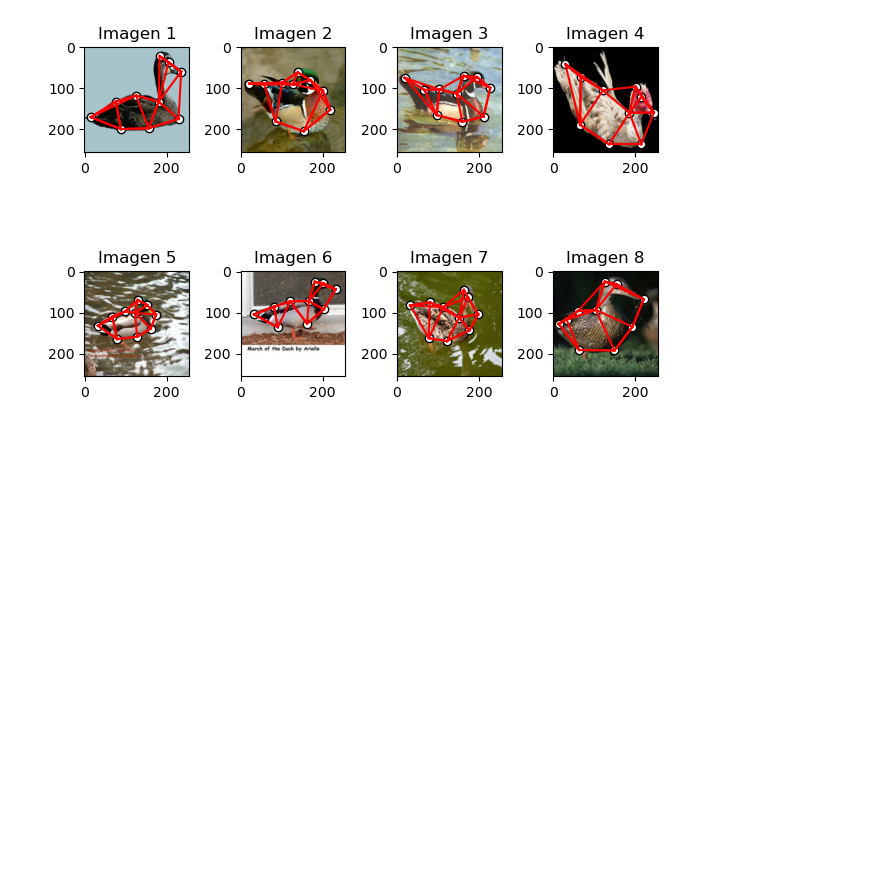
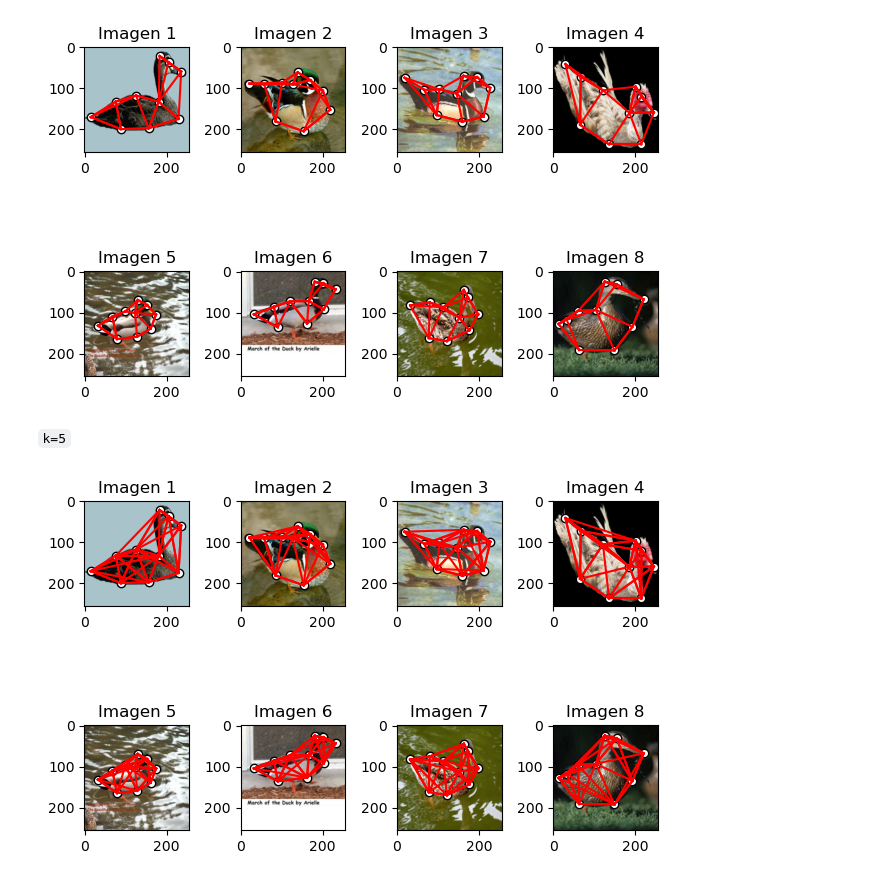
Before and after one commit to Alfonso647/TAB, a Jupyter notebook: parte2.ipynb, the cells around one changed output. Drawn from its saved outputs; the diff is of its cells as text; code cells hidden in the pictures; blank space fills up the shorter version.

```diff
--- a/parte2.ipynb
+++ b/parte2.ipynb
@@ -177,3 +180,29 @@ plt.tight_layout()
 plt.show()
 # %% [output]
 [figure]
+# %% [markdown]
+`k=5`
+# %%
+import math
+
+categories = ['Car', 'Face', 'Duck', 'Motorbike', 'Winebottle']
+
+# Cargamos las imágenes
+imgs, kpts = cargar_imagenes(categories[2])
+
+# Usamos el algoritmo k-NN (con k=7)
+for i in range(8):
+    k = 5
+    plt.subplot(2, 4, i + 1)
+    plt.title(f'Imagen {i+1}')
+
+    # calculamos las arsitas
+    edges = knn_graph(kpts[i], k)
+
+    plot_image_with_graph(imgs[i], kpts[i], edges)
+
+
+plt.tight_layout()
+plt.show()
+# %% [output]
+[figure, added]
```
Also changed, not shown: parts of 4 cells of this notebook.
